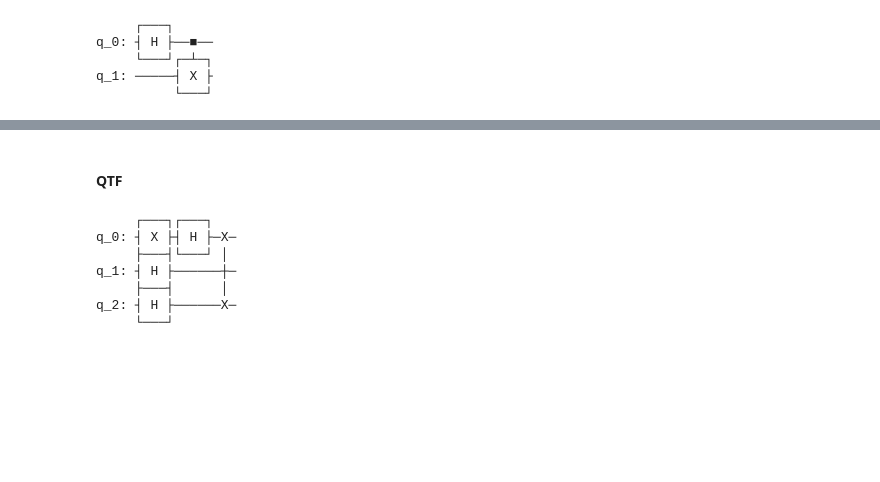
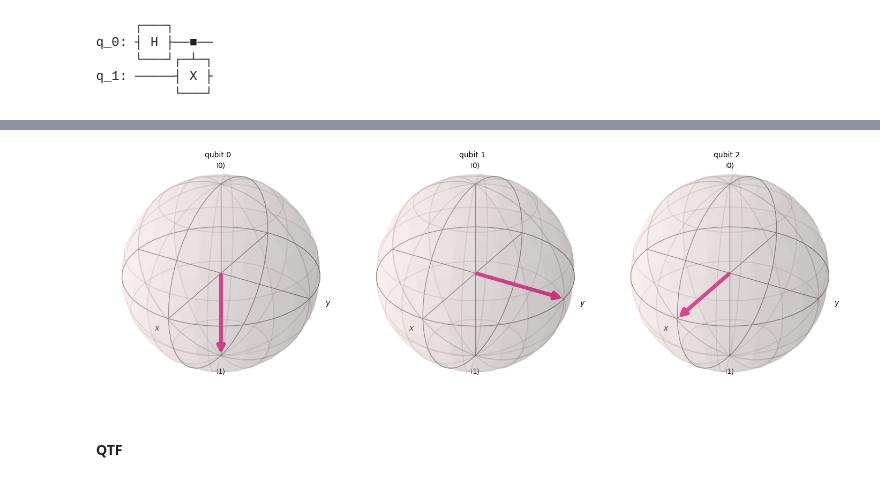
Before and after one commit to pelahumi/RSA, a Jupyter notebook: Quantum/fundamentals.ipynb, the cells around one changed output, grey strips where cells are left out. Drawn from its saved outputs; the diff is of its cells as text; code cells hidden in the pictures; blank space fills up the shorter version.

```diff
--- a/Quantum/fundamentals.ipynb
+++ b/Quantum/fundamentals.ipynb
@@ -149,0 +155,11 @@ plot_histogram(counts)
+# %%
+qc = QuantumCircuit(3)
+
+qc.x(0)  # qubit 0 en |1⟩
+qc.h(1)  # qubit 1 en |1⟩
+qc.h(2)  # qubit 2 en superposición
+
+# Aplicamos CP(π/2) con control qubit 0 y target qubit 1
+qc.cp(np.pi/2, 0, 1)
+
+qc.draw() # Visualizamos el circuito
@@ -150,27 +174,43 @@ plot_histogram(counts)
+# %%
+# Mostramos la esfera de Bloch para cada qubit
+backend = Aer.get_backend('statevector_simulator')
+job = backend.run(transpile(qc, backend))
+result = job.result()
+statevector = result.get_statevector()
+plot_bloch_multivector(statevector)
+# %% [output]
+[figure, added]
 # %% [markdown]
 #### QTF
 # %%
-import numpy as np
+def qft(n):
+    """
+    Implementación de la Transformada de Fourier Cuántica (QFT) en un circuito cuántico de n qubits.
 
-def qft(circuit, n):
-    for i in range(n):
-       circuit.h(i)
-    for j in range(i+1, n):
-        angle = np.pi / 2**(j - i)
-        circuit.cp(angle, j, i)
-    # Invertimos el orden de los qubits
+    Args:
+        n (int): Número de qubits en el circuito cuántico.
+    Returns:
+        qc (QuantumCircuit): Circuito cuántico que implementa la QFT.
+    """
+    # Creamos el circuito cuántico con n qubits
+    qc = QuantumCircuit(n)
+
+    # Aplicamos un bucle para recorrer los qubits en orden invers
+    for i in range(n-1, -1, -1):
+        # Aplicamos la puerta Hadamard a cada qubit
+        qc.h(i)
+
+        # Aplicamos otro bucle para tener en cuenta los qubits que están por encima del qubit actual
+        for j in range(i-1, -1, -1):
+            # Aplicamos la puerta CP
+            angle = np.pi / 2**(i - j)
+            qc.cp(angle, j, i)
+
+        # Aplicamos una barrera para separar las operaciones
+        qc.barrier(range(n))
+
     for i in range(n // 2):
-        circuit.swap(i, n - i - 1)
+        # Aplicamos la compuerta SWAP para intercambiar los qubits
+        qc.swap(i, n - i - 1)
 
-qc = QuantumCircuit(3)
-qc.x(0)  # Estado inicial: |001⟩
-qft(qc, 3)
-qc.draw()
+    return qc
-# %% [output]
-     ┌───┐┌───┐
-q_0: ┤ X ├┤ H ├─X─
-     ├───┤└───┘ │
-q_1: ┤ H ├──────┼─
-     ├───┤      │
-q_2: ┤ H ├──────X─
-     └───┘
```
Also changed, not shown: parts of 7 cells of this notebook, 1 other file.
